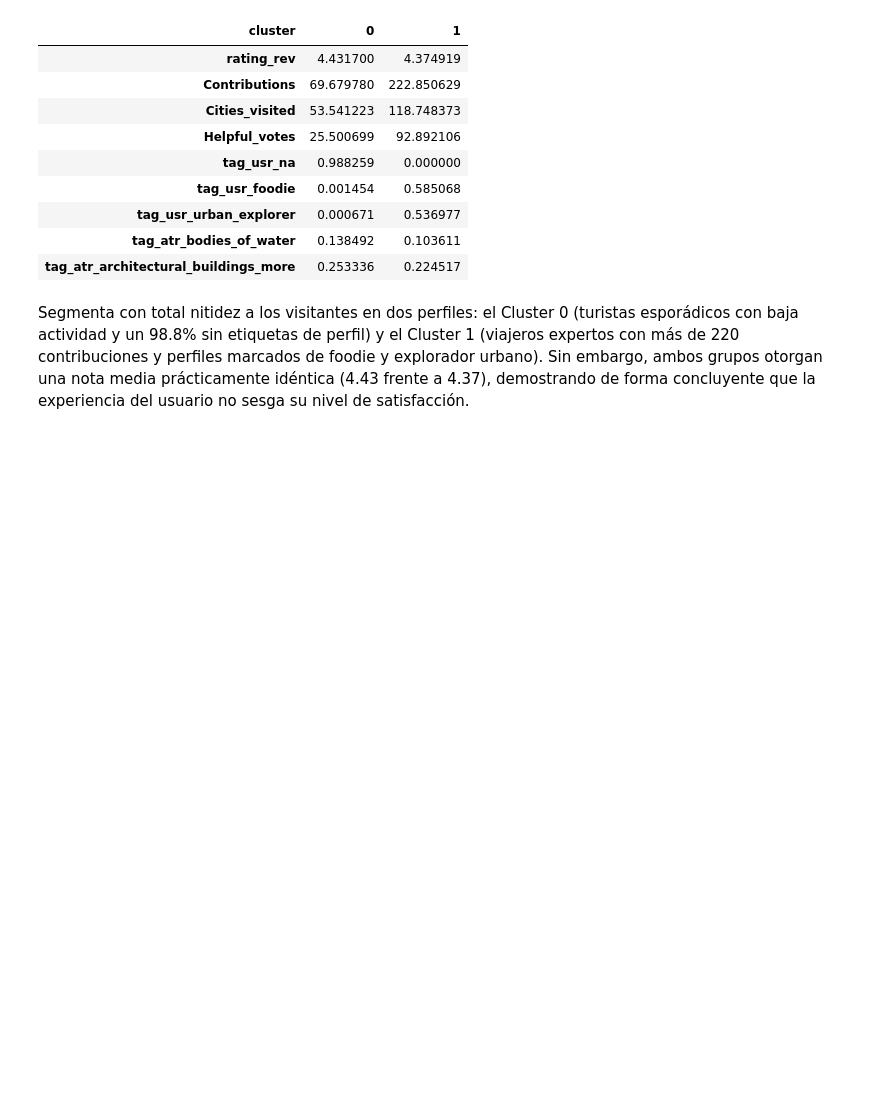
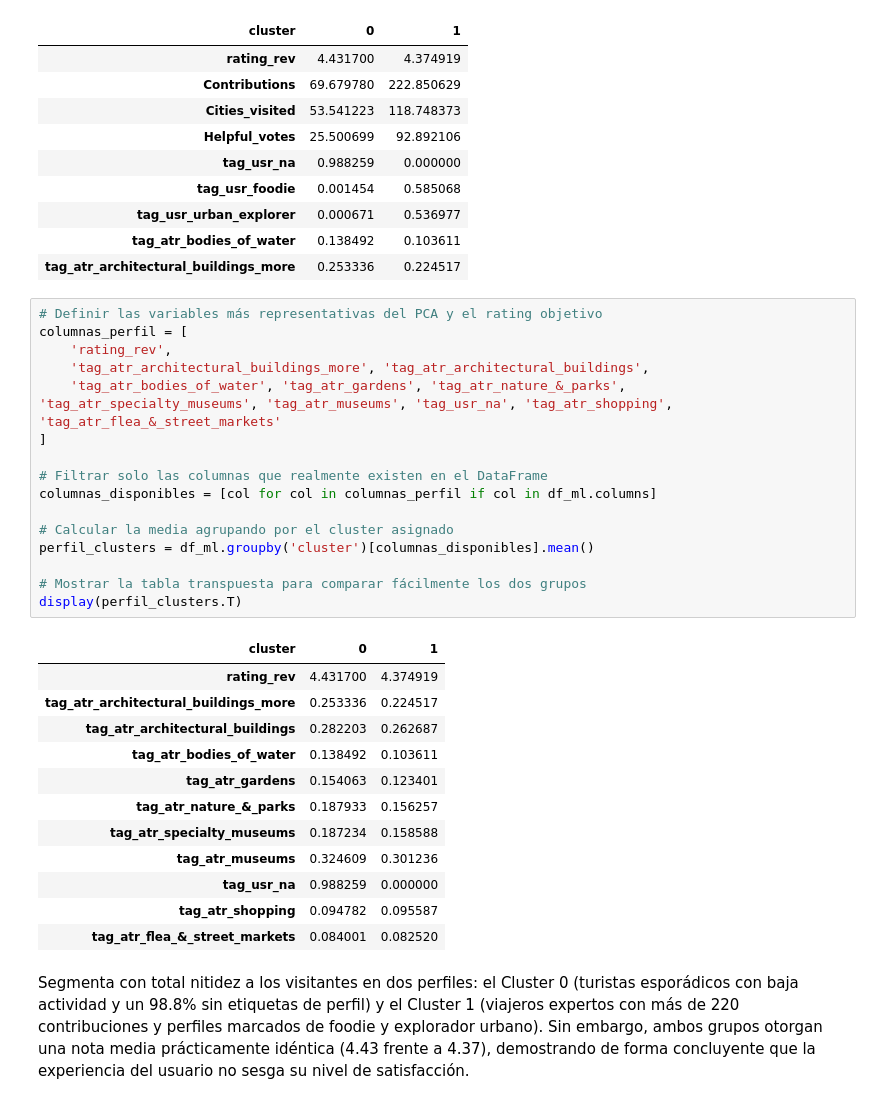
Before and after one commit to LosPValor/AyudanteDeViaje, a Jupyter notebook: CDT_octubre26b.ipynb, the cells around one changed output. Cells and saved outputs as stored; diff of their text form; blank space fills up the shorter version.

Commit message:
Second table clusters

```diff
--- a/CDT_octubre26b.ipynb
+++ b/CDT_octubre26b.ipynb
@@ -797,6 +797,37 @@ display(perfil_clusters.T)
 | tag_usr_urban_explorer | 0.000671 | 0.536977 |
 | tag_atr_bodies_of_water | 0.138492 | 0.103611 |
 | tag_atr_architectural_buildings_more | 0.253336 | 0.224517 |
+# %%
+# Definir las variables más representativas del PCA y el rating objetivo
+columnas_perfil = [
+    'rating_rev',
+    'tag_atr_architectural_buildings_more', 'tag_atr_architectural_buildings',
+    'tag_atr_bodies_of_water', 'tag_atr_gardens', 'tag_atr_nature_&_parks',
+'tag_atr_specialty_museums', 'tag_atr_museums', 'tag_usr_na', 'tag_atr_shopping',
+'tag_atr_flea_&_street_markets'
+]
+
+# Filtrar solo las columnas que realmente existen en el DataFrame
+columnas_disponibles = [col for col in columnas_perfil if col in df_ml.columns]
+
+# Calcular la media agrupando por el cluster asignado
+perfil_clusters = df_ml.groupby('cluster')[columnas_disponibles].mean()
+
+# Mostrar la tabla transpuesta para comparar fácilmente los dos grupos
+display(perfil_clusters.T)
+# %% [output]
+| cluster | 0 | 1 |
+| rating_rev | 4.431700 | 4.374919 |
+| tag_atr_architectural_buildings_more | 0.253336 | 0.224517 |
+| tag_atr_architectural_buildings | 0.282203 | 0.262687 |
+| tag_atr_bodies_of_water | 0.138492 | 0.103611 |
+| tag_atr_gardens | 0.154063 | 0.123401 |
+| tag_atr_nature_&_parks | 0.187933 | 0.156257 |
+| tag_atr_specialty_museums | 0.187234 | 0.158588 |
+| tag_atr_museums | 0.324609 | 0.301236 |
+| tag_usr_na | 0.988259 | 0.000000 |
+| tag_atr_shopping | 0.094782 | 0.095587 |
+| tag_atr_flea_&_street_markets | 0.084001 | 0.082520 |
 # %% [markdown]
 Segmenta con total nitidez a los visitantes en dos perfiles: el Cluster 0 (turistas esporádicos con baja actividad y un 98.8% sin etiquetas de perfil) y el Cluster 1 (viajeros expertos con más de 220 contribuciones y perfiles marcados de foodie y explorador urbano). Sin embargo, ambos grupos otorgan una nota media prácticamente idéntica (4.43 frente a 4.37), demostrando de forma concluyente que la experiencia del usuario no sesga su nivel de satisfacción.
 # %% [markdown]
```
